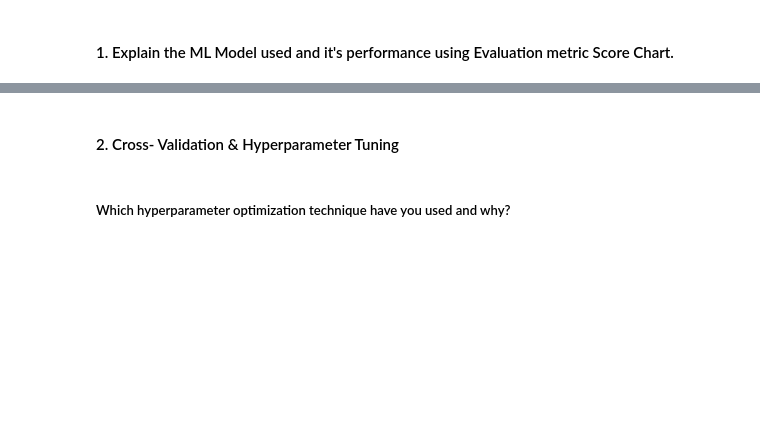
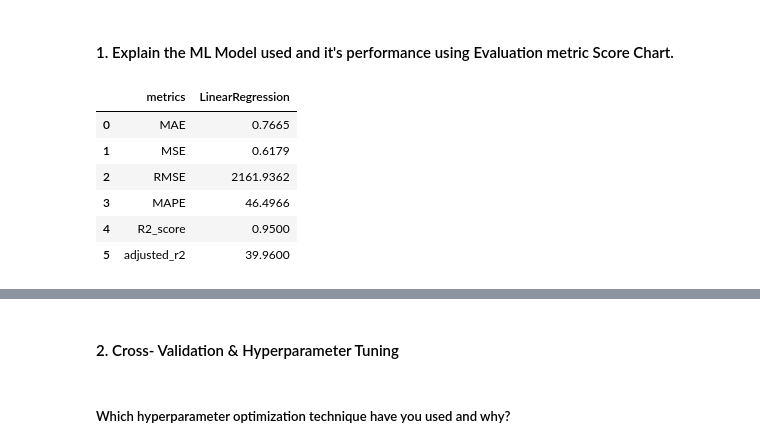
Before and after one commit to ashish-mali/Regression-Yes-Bank-Stock-Closing-Price-Prediction, a Jupyter notebook: Yes_Bank_Stock_Closing_Price_Prediction_Capstone_Project.ipynb, the cells around one changed output, grey strips where cells are left out. Drawn from its saved outputs; the diff is of its cells as text; code cells hidden in the pictures; blank space fills up the shorter version.

```diff
--- a/Yes_Bank_Stock_Closing_Price_Prediction_Capstone_Project.ipynb
+++ b/Yes_Bank_Stock_Closing_Price_Prediction_Capstone_Project.ipynb
@@ -2087,2 +2283,13 @@ Answer Here.
 # %% [markdown]
 #### 1. Explain the ML Model used and it's performance using Evaluation metric Score Chart.
+# %%
+# Evaluation metrics - LinearRegression
+update_e_metrics_df(model = lr, model_name = 'LinearRegression' )
+# %% [output]
+|  | metrics | LinearRegression |
+| 0 | MAE | 0.7665 |
+| 1 | MSE | 0.6179 |
+| 2 | RMSE | 2161.9362 |
+| 3 | MAPE | 46.4966 |
+| 4 | R2_score | 0.9500 |
+| 5 | adjusted_r2 | 39.9600 |
```
Also changed, not shown: parts of 14 cells of this notebook.
